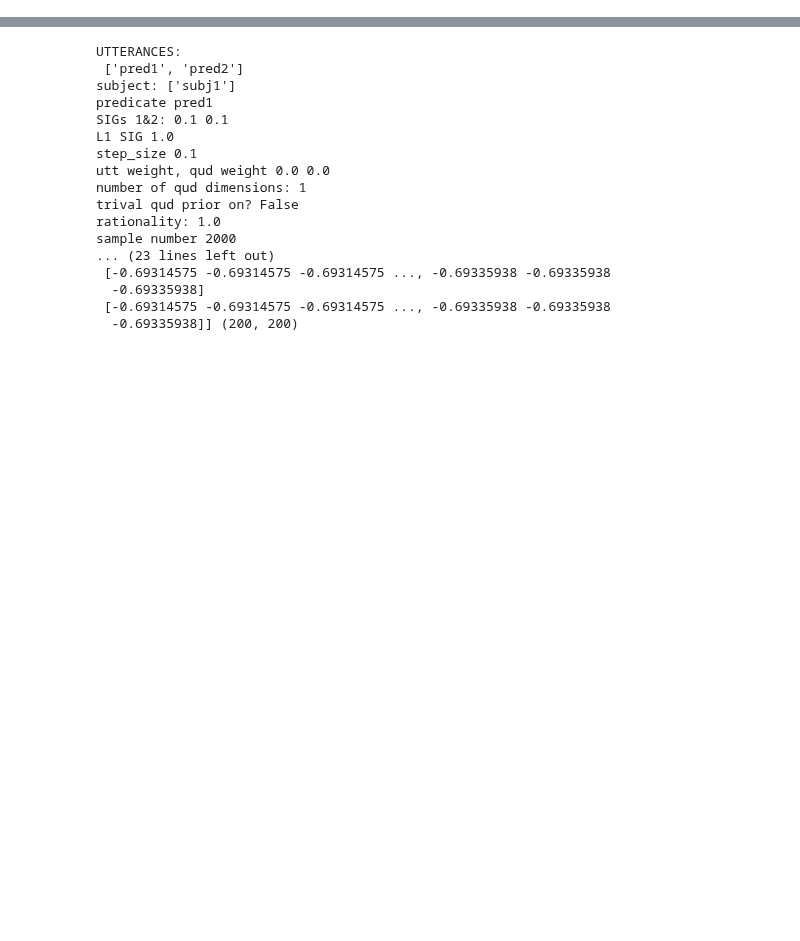
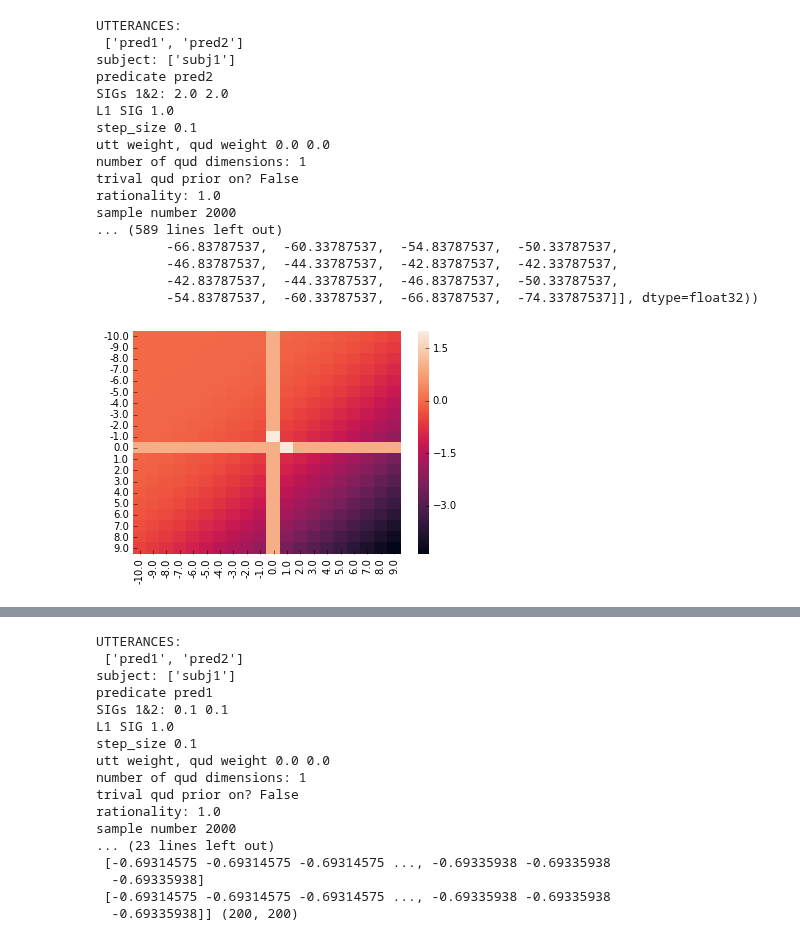
Before and after one commit to reubenharry/Distributional-RSA, a Jupyter notebook: heatmaps.ipynb, the cells around one changed output, grey strips where cells are left out. Cells and saved outputs as stored; diff of their text form; code cells hidden in the pictures; blank space fills up the shorter version.

```diff
--- a/heatmaps.ipynb
+++ b/heatmaps.ipynb
@@ -23 +51,22 @@ def titrate(size,amount,l1_sig1,quds,only_trivial,pred,just_s1,sig1,sig2):
+# %%
+titrate(size=10,amount=1.0,l1_sig1=1.0,quds=['qud2'],pred='pred2',only_trivial=False,just_s1=True,just_l0=False,sig1=2.0,sig2=2.0,prior=False)
+# %% [output]
+UTTERANCES:
+ ['pred1', 'pred2']
+subject: ['subj1']
+predicate pred2
+SIGs 1&2: 2.0 2.0
+L1 SIG 1.0
+step_size 0.1
+utt weight, qud weight 0.0 0.0
+number of qud dimensions: 1
+trival qud prior on? False
+rationality: 1.0
+sample number 2000
+... (589 lines left out)
+         -66.83787537,  -60.33787537,  -54.83787537,  -50.33787537,
+         -46.83787537,  -44.33787537,  -42.83787537,  -42.33787537,
+         -42.83787537,  -44.33787537,  -46.83787537,  -50.33787537,
+         -54.83787537,  -60.33787537,  -66.83787537,  -74.33787537]], dtype=float32))
+[figure, added]
 # %%
```
Also changed, not shown: parts of 4 cells of this notebook, 4 other files.
